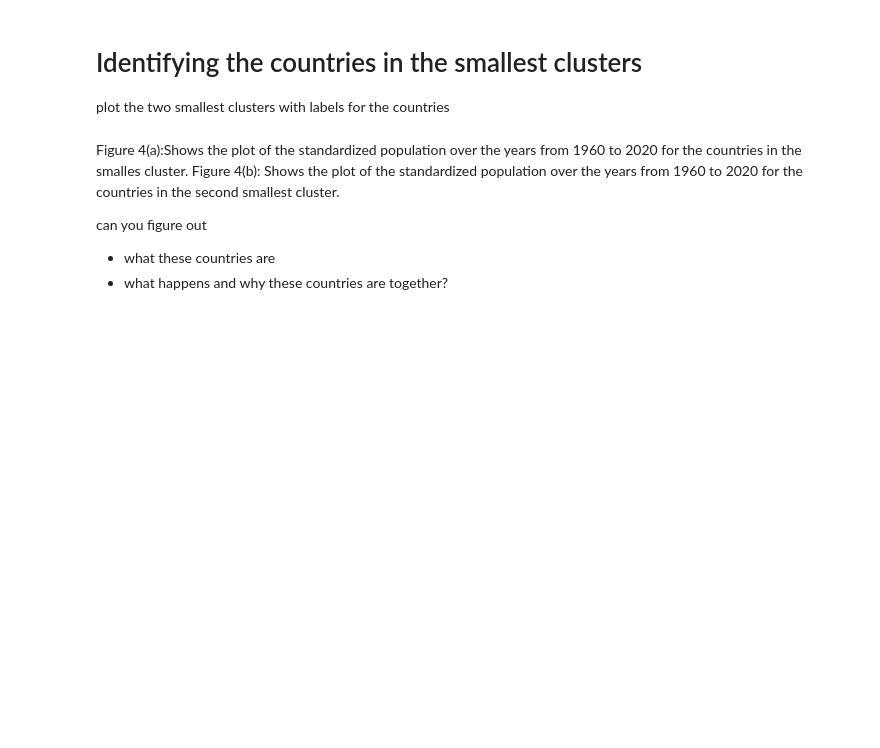
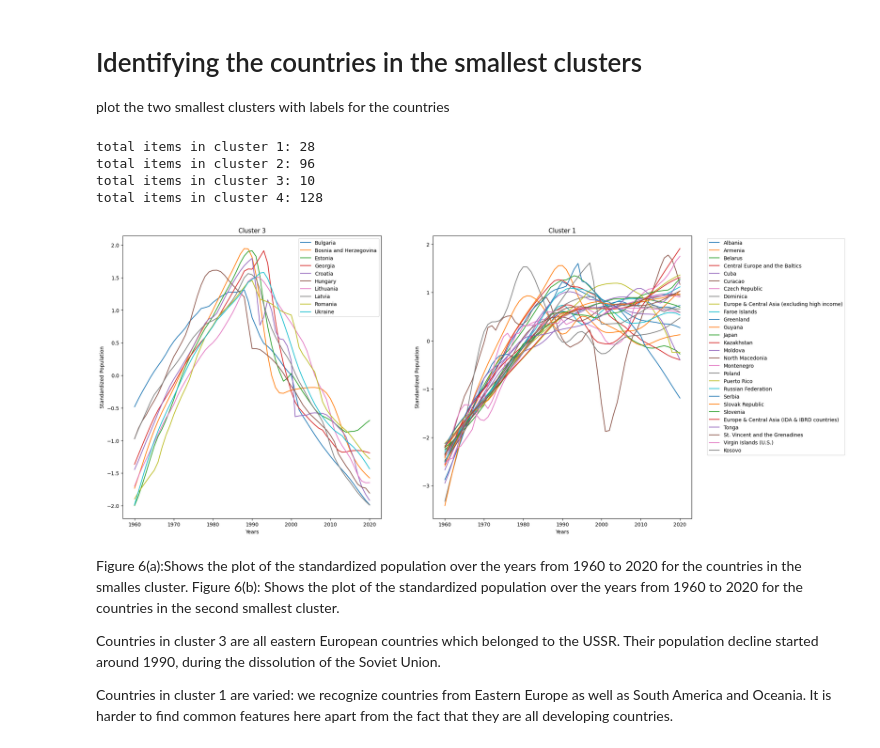
Before and after one commit to marcocaramanti/MLPNS_MCaramanti, a Jupyter notebook: TimeSeriesClustering_instructions.ipynb, the cells around one changed output. Cells and saved outputs as stored; diff of their text form; code cells hidden in the pictures; blank space fills up the shorter version.

```diff
--- a/TimeSeriesClustering_instructions.ipynb
+++ b/TimeSeriesClustering_instructions.ipynb
@@ -438,30 +505,40 @@ array([1, 1, 1, 1, 1, 0, 3, 1, 1, 3, 0, 3, 1, 3, 1, 3, 1, 1, 1, 1, 3, 2,
 # Identifying the countries in the smallest clusters
 
 plot the two smallest clusters with labels for the countries
+# %%
+for i in range(4):
+  print ("total items in cluster {:d}: {:d}".format(
+      i+1, np.sum(model.labels_ == i)))
+# %% [output]
+total items in cluster 1: 28
+total items in cluster 2: 96
+total items in cluster 3: 10
+total items in cluster 4: 128
 # %%
 fig,ax = pl.subplots(1,2, figsize=(20,10))
 
-ax[1].set_title(" Figure 4(b): Cluster 3")
+ax[0].set_title("Cluster 3")
+ax[0].set_xticks(range(0,70,10))
+ax[0].set_xticklabels(["%d"%i for i in range(1960, 2030, 10)]);
+ax[0].plot(pop_standard[model.labels_ == 2].T);
+# placing legend method via https://www.delftstack.com/howto/matplotlib/how-to-place-legend-outside-of-the-plot-in-matplotlib/
+ax[0].legend(labels=pop_df_clean.loc[model.labels_ == 2].index)
+ax[0].set_xlabel('Years')
+ax[0].set_ylabel('Standardized Population');
+
+ax[1].set_title("Cluster 1")
 ax[1].set_xticks(range(0,70,10))
 ax[1].set_xticklabels(["%d"%i for i in range(1960, 2030, 10)]);
-ax[1].plot(pop_standard[model.labels_ == 0 ].T);
-ax[1].set_xlabel(' Years')
-ax[1].set_ylabel(' Standardized Population');
-
-
-
-ax[0].set_title(" Figure 4(a):Cluster 2")
-ax[0].set_xticks(range(0,70,10))
-ax[0].set_xticklabels(["%d"%i for i in range(1960, 2030, 10)]);
-ax[0].plot(pop_standard[model.labels_ == 2 ].T);
-# placing legend method via https://www.delftstack.com/howto/matplotlib/how-to-place-legend-outside-of-the-plot-in-matplotlib/
-
-ax[0].legend(labels=pop_df_clean.loc[model.labels_ == 2].index)
-ax[0].set_xlabel(' Years')
-ax[0].set_ylabel(' Standardized Population');
+ax[1].plot(pop_standard[model.labels_ == 0].T);
+ax[1].legend(labels=pop_df_clean.loc[model.labels_ == 0].index,
+             bbox_to_anchor=(1.05, 1.0), loc='upper left')
+ax[1].set_xlabel('Years')
+ax[1].set_ylabel('Standardized Population');
+# %% [output]
+[figure, added]
 # %% [markdown]
-Figure 4(a):Shows the plot of the standardized population over the years from 1960 to 2020 for the countries in the smalles cluster. Figure 4(b): Shows the plot of the standardized population over the years from 1960 to 2020 for the countries in the second smallest cluster.
+Figure 6(a):Shows the plot of the standardized population over the years from 1960 to 2020 for the countries in the smalles cluster. Figure 6(b): Shows the plot of the standardized population over the years from 1960 to 2020 for the countries in the second smallest cluster.
 
-can you figure out
-- what these countries are
-- what happens and why these countries are together?
+Countries in cluster 3 are all eastern European countries which belonged to the USSR. Their population decline started around 1990, during the dissolution of the Soviet Union.
+
+Countries in cluster 1 are varied: we recognize countries from Eastern Europe as well as South America and Oceania. It is harder to find common features here apart from the fact that they are all developing countries.
```
Also changed, not shown: parts of 10 cells of this notebook.
